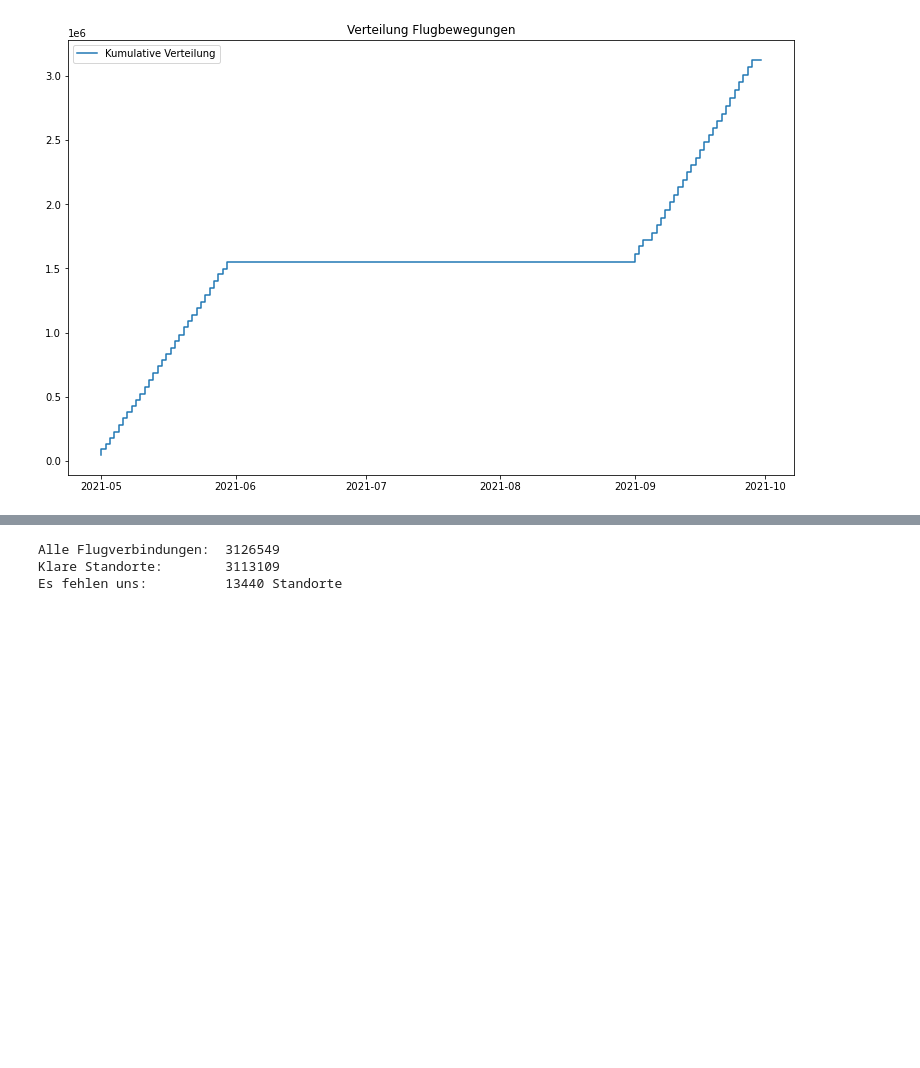
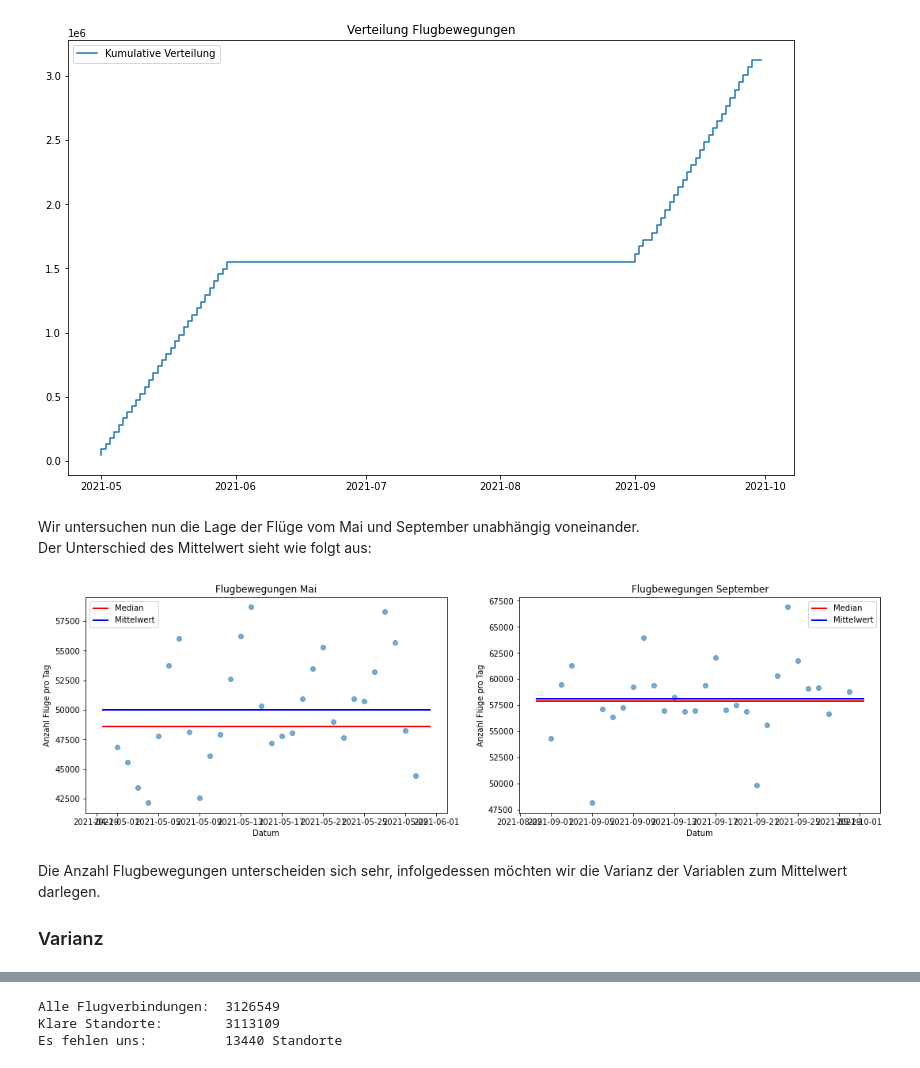
Before and after one commit to marcschny/DataStory_AirplaneHubs, a Jupyter notebook: AirplaneHubs/DataStory_DescriptiveStats.ipynb, the cells around one changed output, grey strips where cells are left out. Saved outputs shown, nothing was run; the diff lists cells and outputs as text; code cells hidden in the pictures; blank space fills up the shorter version.

Commit message:
add varianz

```diff
--- a/AirplaneHubs/DataStory_DescriptiveStats.ipynb
+++ b/AirplaneHubs/DataStory_DescriptiveStats.ipynb
@@ -58,3 +58,14 @@ flights = ds.show_flights(df_f)
 kum_verteilung = ds.show_cum_flights(df_f)
 # %% [output]
 [figure]
+# %% [markdown]
+Wir untersuchen nun die Lage der Flüge vom Mai und September unabhängig voneinander.<br>
+Der Unterschied des Mittelwert sieht wie folgt aus:
+# %%
+flight = ds.show_flights_seperate(df_f[df_f['day'] < '2021-06-01'], df_f[df_f['day'] > '2021-06-01'])
+# %% [output]
+[figure, added]
+# %% [markdown]
+Die Anzahl Flugbewegungen unterscheiden sich sehr, infolgedessen möchten wir die Varianz der Variablen zum Mittelwert darlegen.<br>
+
+### Varianz
```
Also changed, not shown: parts of 2 cells of this notebook, 2 other files.
